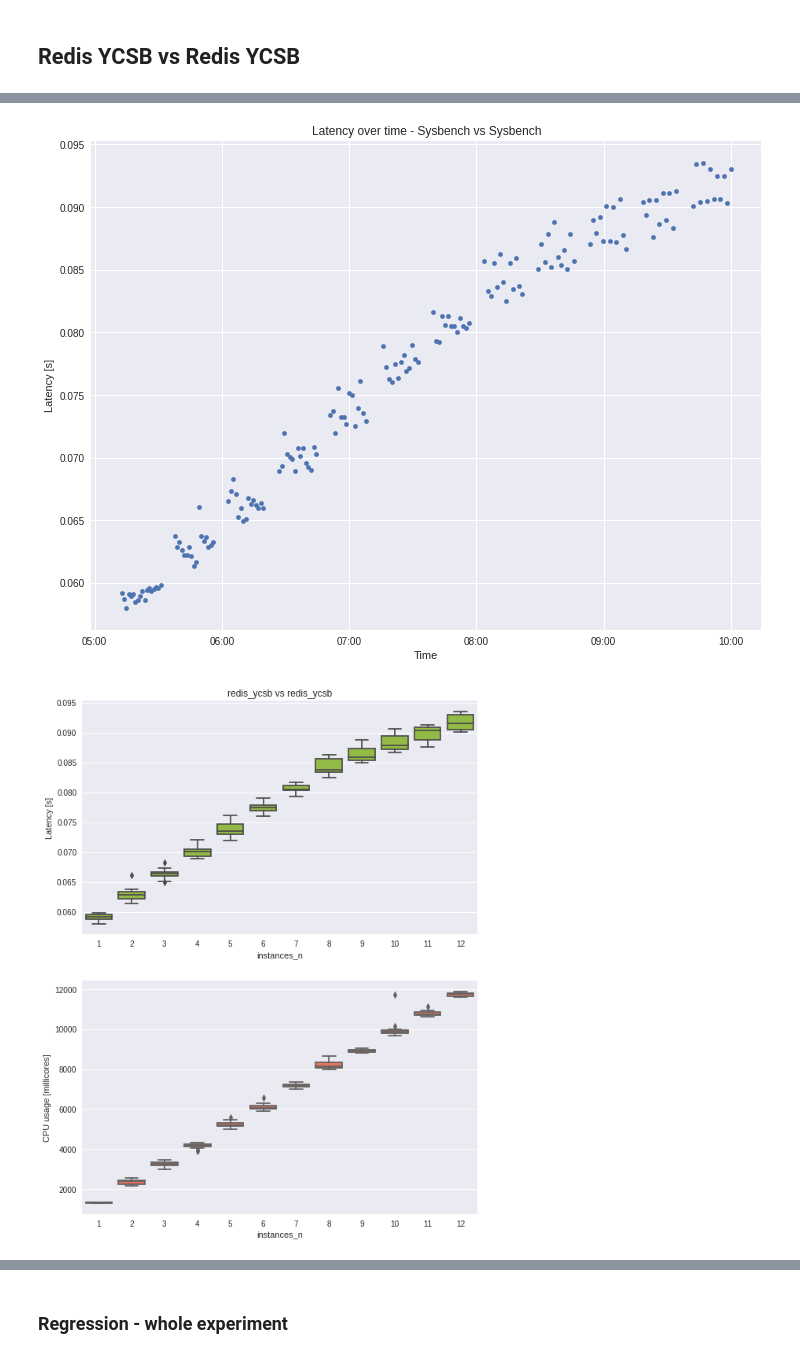
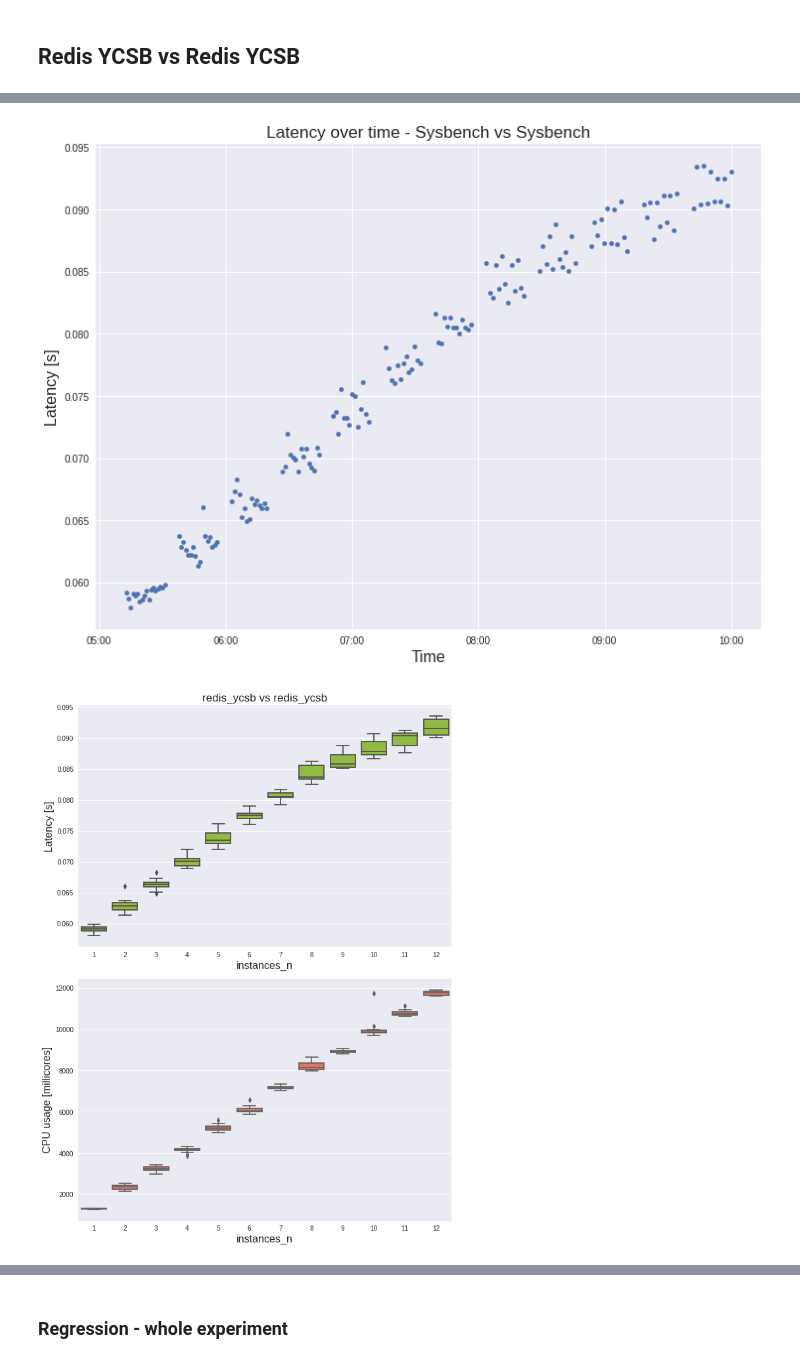
Before and after one commit to Godul/masters-thesis, a Jupyter notebook: notebooks/new_experiments/10-regression-redis-ycsb.ipynb, the cells around one changed output, grey strips where cells are left out. Saved outputs shown, nothing was run; the diff lists cells and outputs as text; code cells hidden in the pictures.

```diff
--- a/notebooks/new_experiments/10-regression-redis-ycsb.ipynb
+++ b/notebooks/new_experiments/10-regression-redis-ycsb.ipynb
@@ -23,6 +23,11 @@ import statsmodels.api as sm
 
 plt.style.use('seaborn')
 
+plt.rc('axes', titlesize=17)     # fontsize of the axes title
+plt.rc('axes', labelsize=16)    # fontsize of the x and y labels
+plt.rc('xtick', labelsize=10)    # fontsize of the tick labels
+plt.rc('ytick', labelsize=10)    # fontsize of the tick labels
+
 experiments_path = '../../data/basic'
 # %% [markdown]
 ## Redis YCSB vs Redis YCSB
@@ -51,12 +56,15 @@ ax.set_ylabel('Latency [s]')
 ax.set_xlabel('Time')
 plt.savefig(f'graphs/{experiment_name}_perf_time_scatter.png', bbox_inches='tight')
 # %% [output]
-[figure, old version]
+[figure, new version]
 # %%
 boxplot_two(perf_metric, 'cpu', df, (9,12), title=f'{workload_a} vs {workload_b}', ylab_1='Latency [s]', ylab_2='CPU usage [millicores]')
-plt.savefig(f'graphs/{experiment_name}_perf+cpu.png', bbox_inches='tight')
+# plt.savefig(f'graphs/{experiment_name}_perf+cpu.png', bbox_inches='tight')
+
+plt.tight_layout()
+plt.savefig(f'graphs/{experiment_name}_perf+cpu.eps', format='eps')
 # %% [output]
-[figure, old version]
+[figure, new version]
 # %%
 boxplot_two(perf_metric, 'cpu', df, (9,12), title=f'{workload_a} vs {workload_b}', ylab_1='Latency [s]', ylab_2='CPU usage [millicores]')
 plt.savefig(f'graphs/{experiment_name}_perf+cpu.png', bbox_inches='tight')
```
Also changed, not shown: parts of 62 cells of this notebook, 18 other files.
